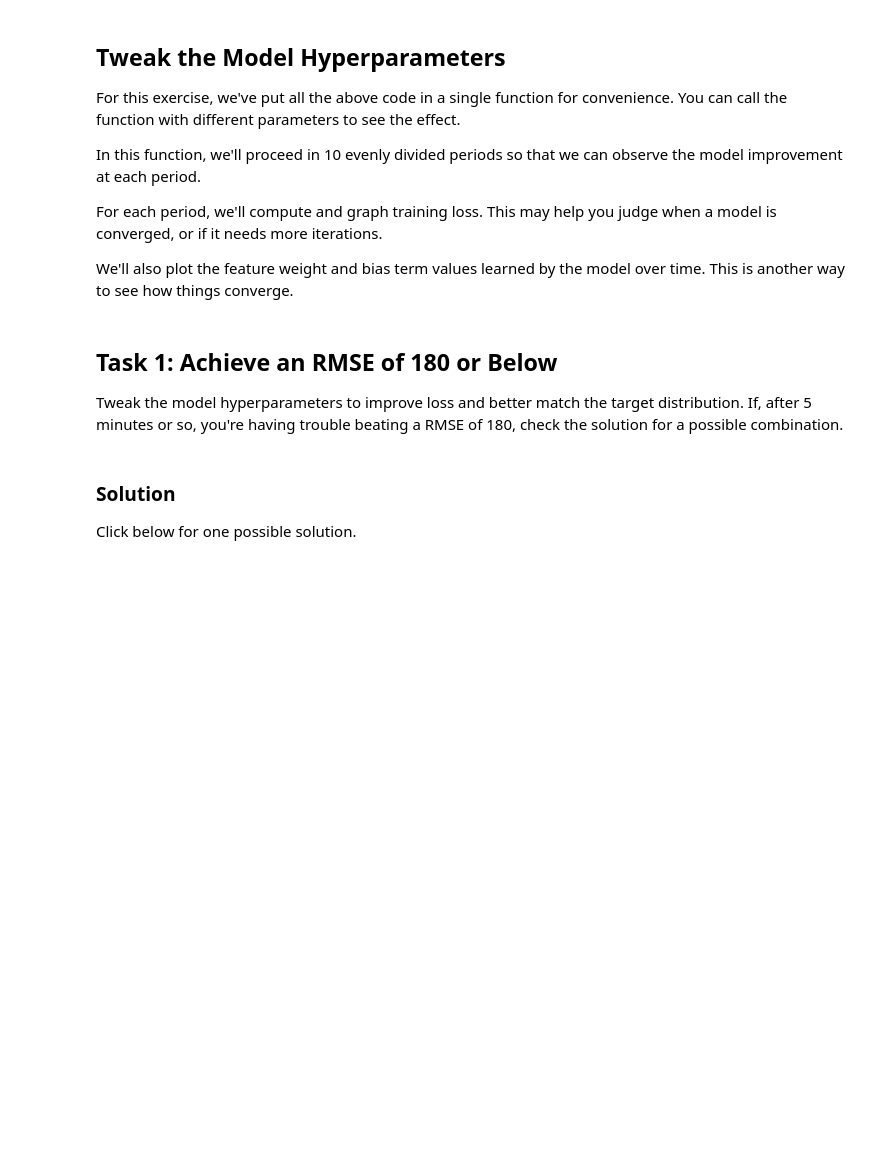
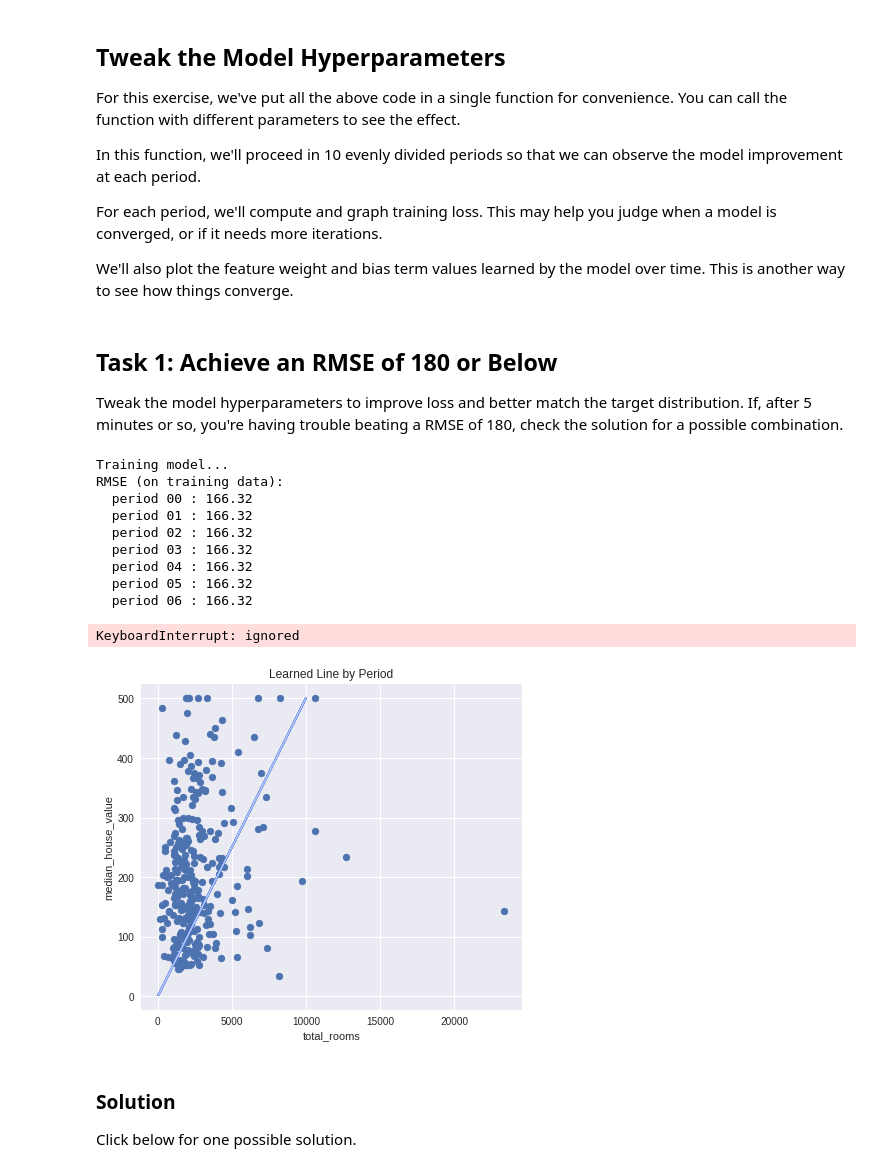
Before and after one commit to pszjmb1/0FunWithColab, a Jupyter notebook: first_steps_with_tensor_flow.ipynb, the cells around one changed output. Drawn from its saved outputs; the diff is of its cells as text; code cells hidden in the pictures; blank space fills up the shorter version.

```diff
--- a/first_steps_with_tensor_flow.ipynb
+++ b/first_steps_with_tensor_flow.ipynb
@@ -407,10 +444,22 @@ Tweak the model hyperparameters to improve loss and better match the target dist
 If, after 5 minutes or so, you're having trouble beating a RMSE of 180, check the solution for a possible combination.
 # %%
 train_model(
-    learning_rate=0.00001,
-    steps=100,
-    batch_size=1
+    learning_rate=0.005,
+    steps=200,
+    batch_size=100
 )
+# %% [output]
+Training model...
+RMSE (on training data):
+  period 00 : 166.32
+  period 01 : 166.32
+  period 02 : 166.32
+  period 03 : 166.32
+  period 04 : 166.32
+  period 05 : 166.32
+  period 06 : 166.32
+KeyboardInterrupt: ignored
+[figure, added]
 # %% [markdown]
 ### Solution
 
```
Also changed, not shown: parts of 10 cells of this notebook.
